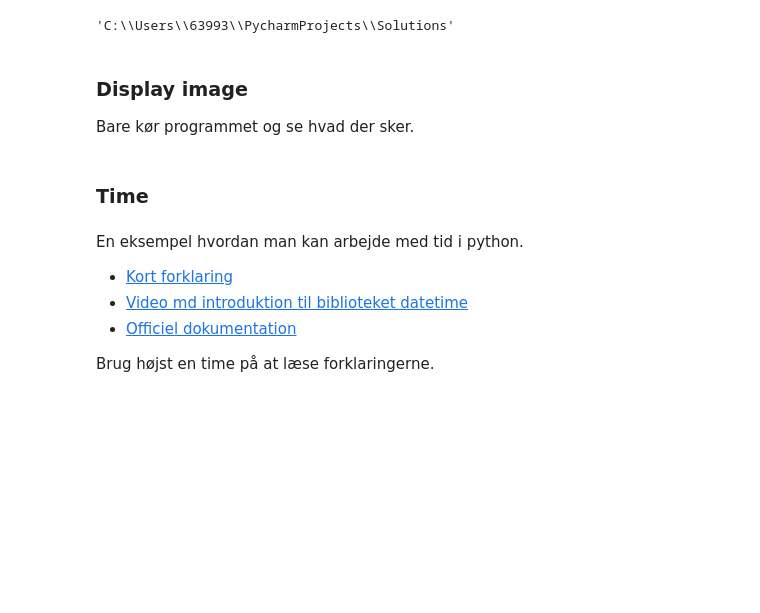
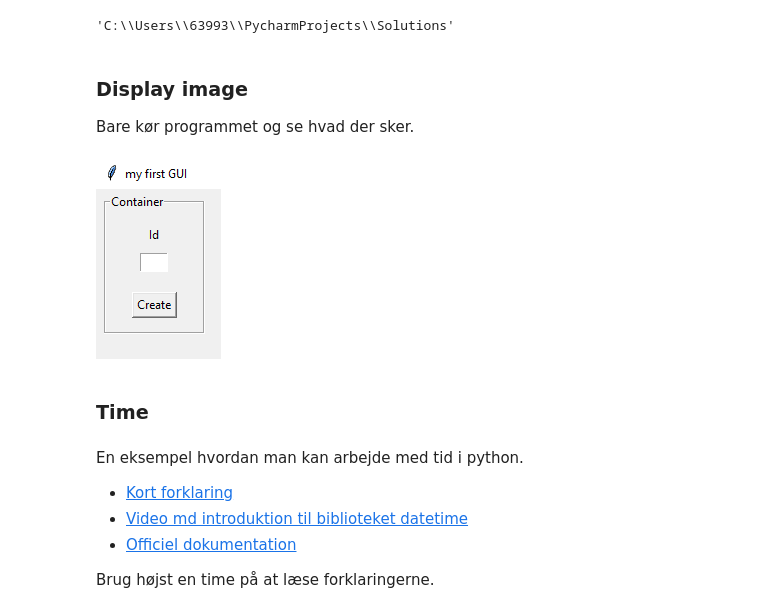
Before and after one commit to Sylvester63993/Solutions, a Jupyter notebook: S4600_Advanced_Python.ipynb, the cells around one changed output. Saved outputs shown, nothing was run; the diff lists cells and outputs as text; code cells hidden in the pictures; blank space fills up the shorter version.

```diff
--- a/S4600_Advanced_Python.ipynb
+++ b/S4600_Advanced_Python.ipynb
@@ -460,8 +466,12 @@ Bare kør programmet og se hvad der sker.
 # %%
 # Eksempel:
 # Kør programmet og leg med koden
 from IPython.display import Image
-Image(filename="../10_gui/images/gui_2010.png")
+# Image(filename="../10_gui/images/gui_2010.png")
+
+Image(filename="C:\\Users\\63993\\PycharmProjects\\Solutions\\10_gui\\images\\gui_2010.png")
+# %% [output]
+[figure, added]
 # %% [markdown]
 ### Time
 # %% [markdown]
```
Also changed, not shown: parts of 3 cells of this notebook.
